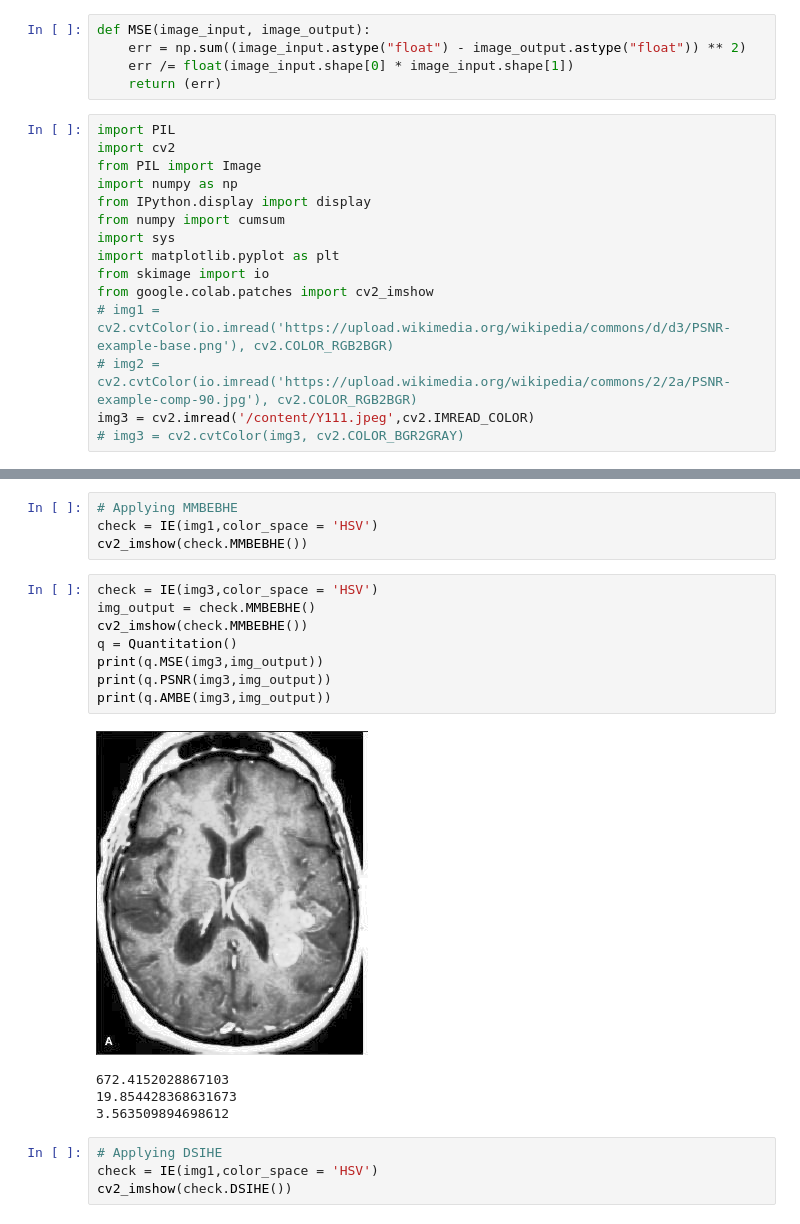
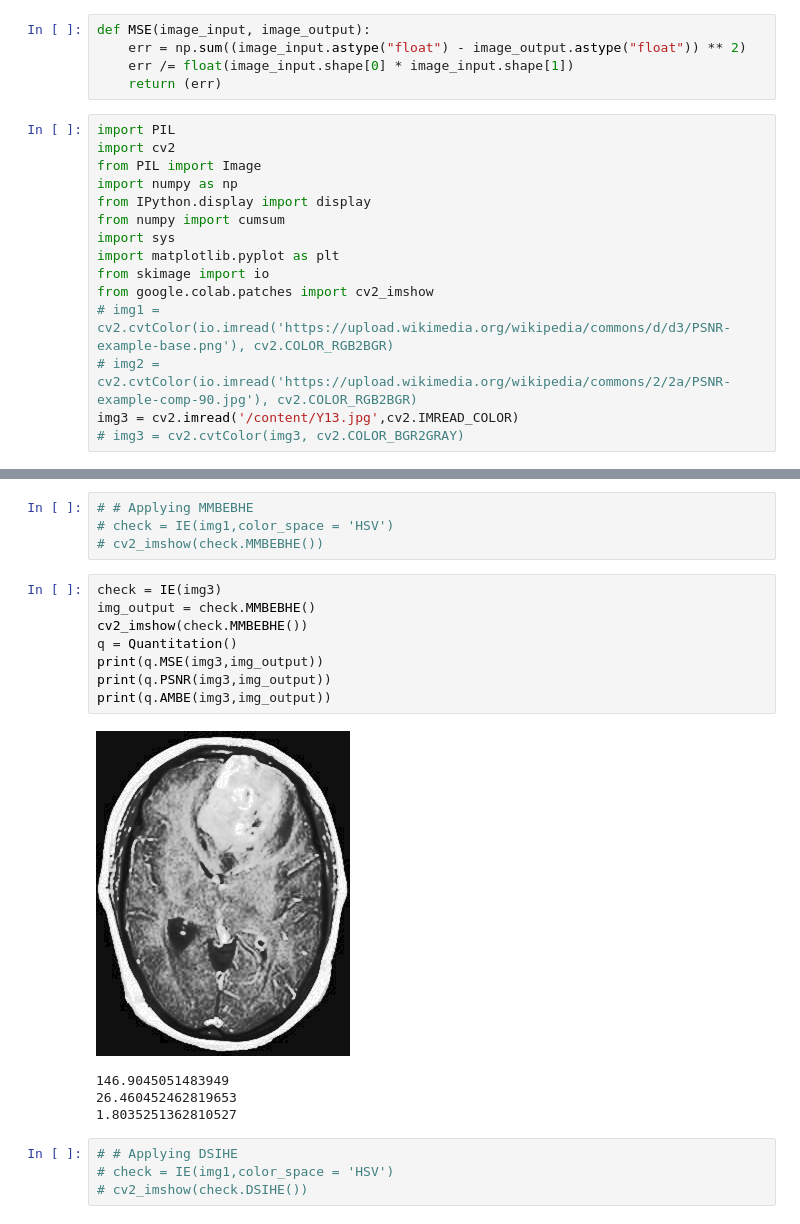
Before and after one commit to SageSquash/ImageEnhancement, a Jupyter notebook: Copy_of_Untitled22.ipynb, the cells around one changed output, grey strips where cells are left out. Drawn from its saved outputs; the diff is of its cells as text.

```diff
--- a/Copy_of_Untitled22.ipynb
+++ b/Copy_of_Untitled22.ipynb
@@ -236,7 +236,7 @@ from skimage import io
 from google.colab.patches import cv2_imshow
 # img1 = cv2.cvtColor(io.imread('https://upload.wikimedia.org/wikipedia/commons/d/d3/PSNR-example-base.png'), cv2.COLOR_RGB2BGR)
 # img2 = cv2.cvtColor(io.imread('https://upload.wikimedia.org/wikipedia/commons/2/2a/PSNR-example-comp-90.jpg'), cv2.COLOR_RGB2BGR)
-img3 = cv2.imread('/content/Y111.jpeg',cv2.IMREAD_COLOR)
+img3 = cv2.imread('/content/Y13.jpg',cv2.IMREAD_COLOR)
 # img3 = cv2.cvtColor(img3, cv2.COLOR_BGR2GRAY)
 # %%
 # Original Image
@@ -280,22 +280,22 @@ print(q.AMBE(img3,img_output))
 # %%
-# Applying MMBEBHE
-check = IE(img1,color_space = 'HSV')
-cv2_imshow(check.MMBEBHE())
+# # Applying MMBEBHE
+# check = IE(img1,color_space = 'HSV')
+# cv2_imshow(check.MMBEBHE())
 # %%
-check = IE(img3,color_space = 'HSV')
+check = IE(img3)
 img_output = check.MMBEBHE()
 cv2_imshow(check.MMBEBHE())
 q = Quantitation()
 print(q.MSE(img3,img_output))
 print(q.PSNR(img3,img_output))
 print(q.AMBE(img3,img_output))
 # %% [output]
-[figure, old version]
+[figure, new version]
-672.4152028867103
-19.854428368631673
-3.563509894698612
+146.9045051483949
+26.460452462819653
+1.8035251362810527
 # %%
-# Applying DSIHE
-check = IE(img1,color_space = 'HSV')
-cv2_imshow(check.DSIHE())
+# # Applying DSIHE
+# check = IE(img1,color_space = 'HSV')
+# cv2_imshow(check.DSIHE())
 # %%
```
Also changed, not shown: parts of 6 cells of this notebook.
